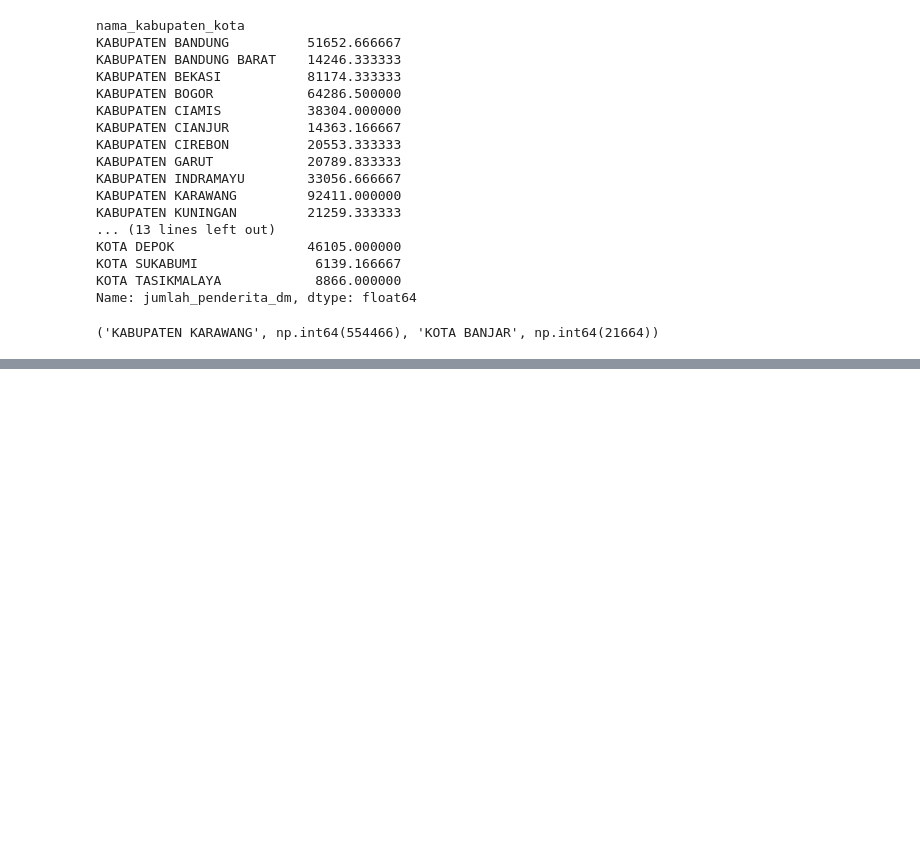
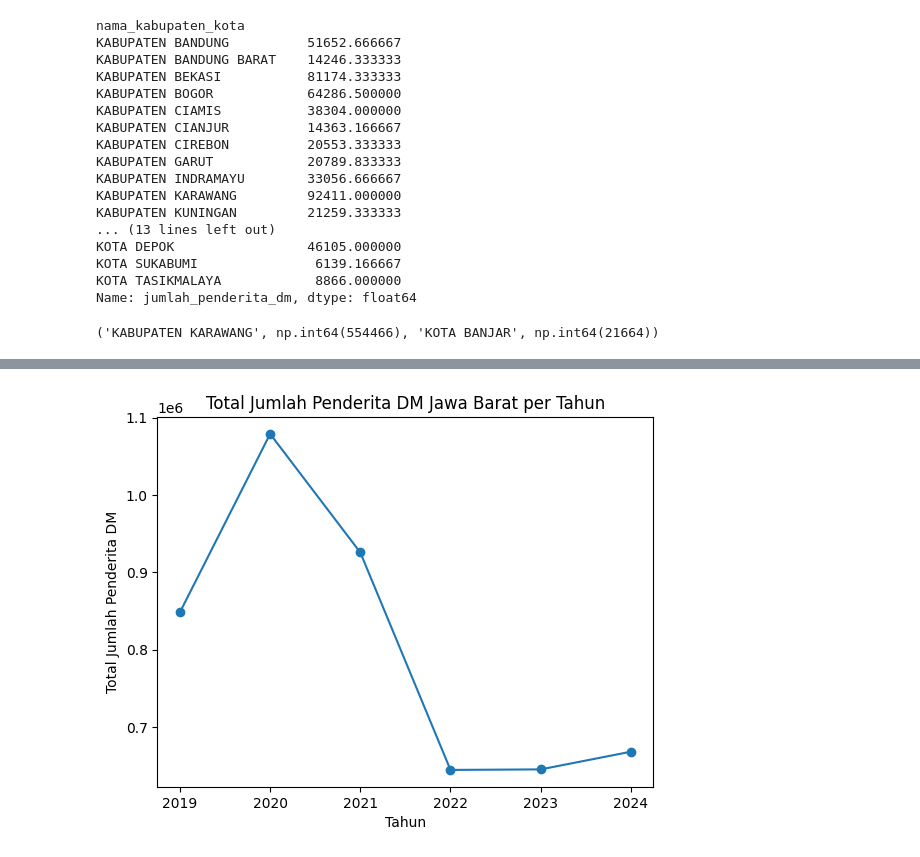
Before and after one commit to mr-kar/klmpk_pemdas, a Jupyter notebook: tugas.ipynb, the cells around one changed output, grey strips where cells are left out. Cells and saved outputs as stored; diff of their text form; code cells hidden in the pictures; blank space fills up the shorter version.

```diff
--- a/tugas.ipynb
+++ b/tugas.ipynb
@@ -234,0 +295,11 @@ kab_tertinggi, nilai_tertinggi, kab_terendah, nilai_terendah
+# %%
+total_per_tahun = df.groupby('tahun')['jumlah_penderita_dm'].sum()
+
+plt.figure()
+plt.plot(total_per_tahun.index, total_per_tahun.values, marker='o')
+plt.xlabel('Tahun')
+plt.ylabel('Total Jumlah Penderita DM')
+plt.title('Total Jumlah Penderita DM Jawa Barat per Tahun')
+plt.show()
+# %% [output]
+[figure, added]
```
Also changed, not shown: parts of 8 cells of this notebook.
